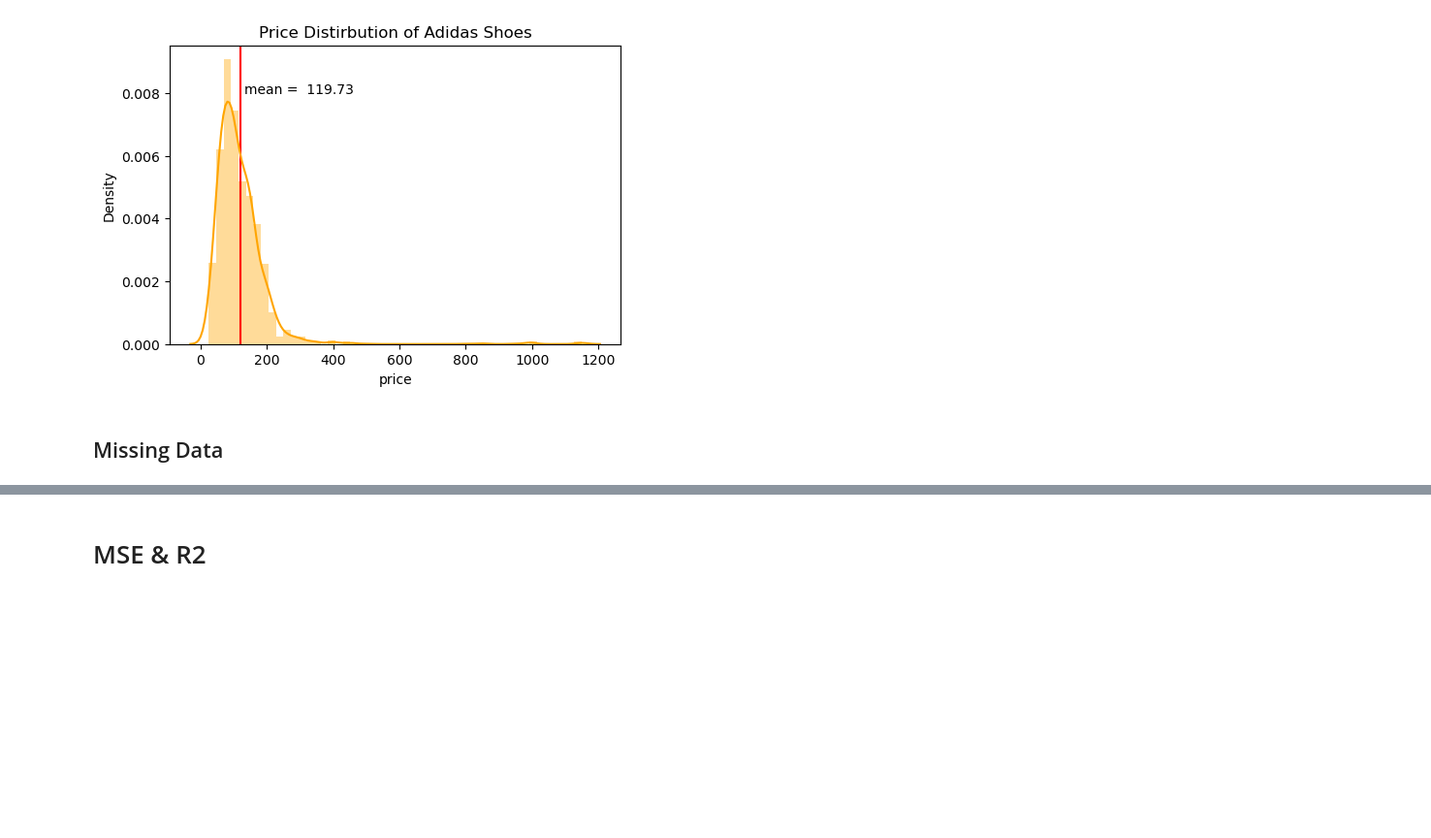
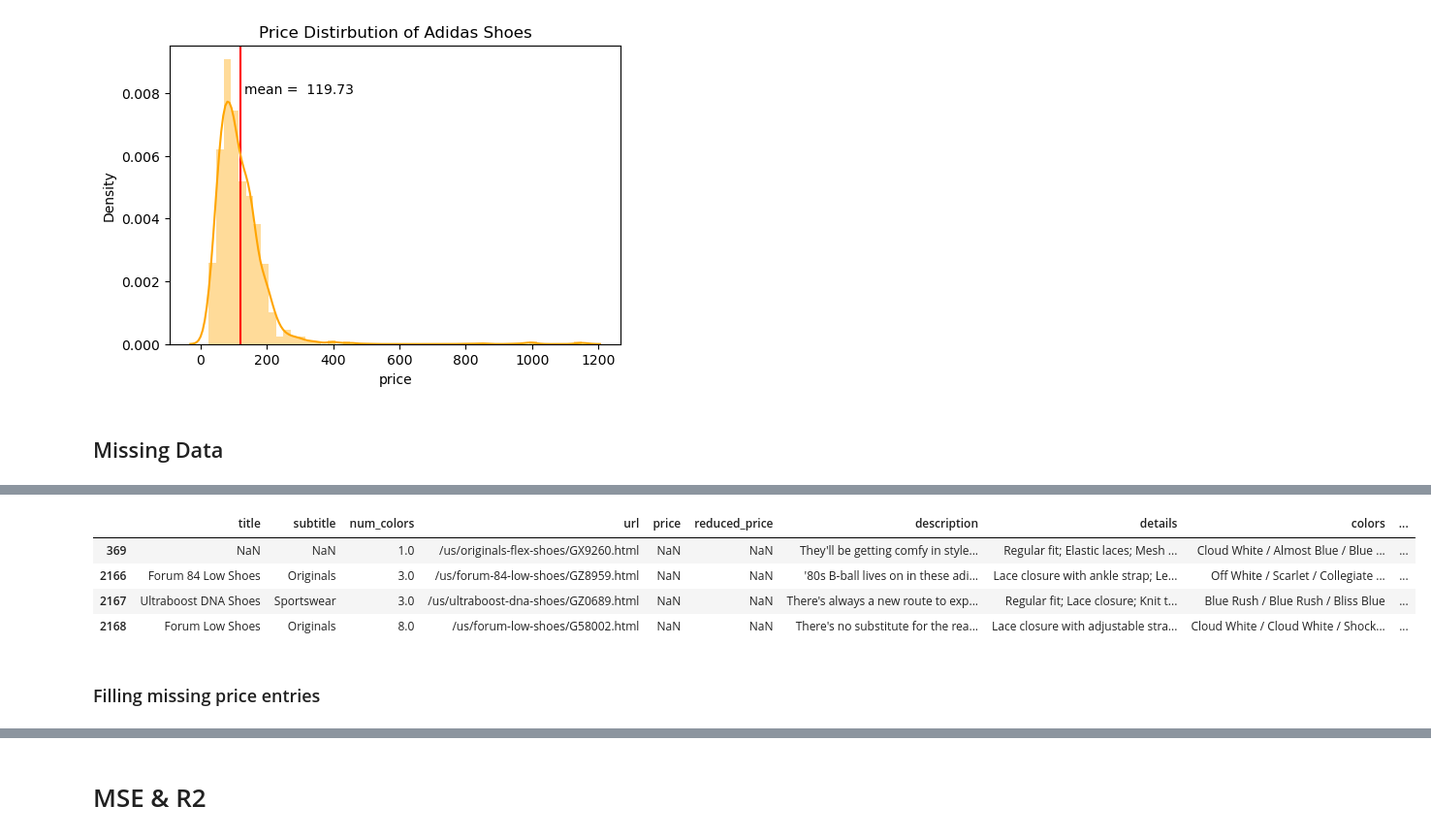
Before and after one commit to jasonkyungkim/nike_adidas_shoes, a Jupyter notebook: adidas_eda.ipynb, the cells around one changed output, grey strips where cells are left out. Shown at 97% size. Saved outputs shown, nothing was run; the diff lists cells and outputs as text; code cells hidden in the pictures; blank space fills up the shorter version.

Commit message:
Filling missing price entries from re-scrapping

```diff
--- a/adidas_eda.ipynb
+++ b/adidas_eda.ipynb
@@ -295,0 +288,10 @@ dtype: int64
+# %%
+adidas.loc[adidas['price'].isna()]
+# %% [output]
+|  | title | subtitle | num_colors | url | price | reduced_price | description | details | colors | ... |
+| 369 | NaN | NaN | 1.0 | /us/originals-flex-shoes/GX9260.html | NaN | NaN | They'll be getting comfy in style... | Regular fit; Elastic laces; Mesh ... | Cloud White / Almost Blue / Blue ... | ... |
+| 2166 | Forum 84 Low Shoes | Originals | 3.0 | /us/forum-84-low-shoes/GZ8959.html | NaN | NaN | '80s B-ball lives on in these adi... | Lace closure with ankle strap; Le... | Off White / Scarlet / Collegiate ... | ... |
+| 2167 | Ultraboost DNA Shoes | Sportswear | 3.0 | /us/ultraboost-dna-shoes/GZ0689.html | NaN | NaN | There's always a new route to exp... | Regular fit; Lace closure; Knit t... | Blue Rush / Blue Rush / Bliss Blue | ... |
+| 2168 | Forum Low Shoes | Originals | 8.0 | /us/forum-low-shoes/G58002.html | NaN | NaN | There's no substitute for the rea... | Lace closure with adjustable stra... | Cloud White / Cloud White / Shock... | ... |
+# %% [markdown]
+### Filling missing price entries
```
Also changed, not shown: parts of 4 cells of this notebook.
